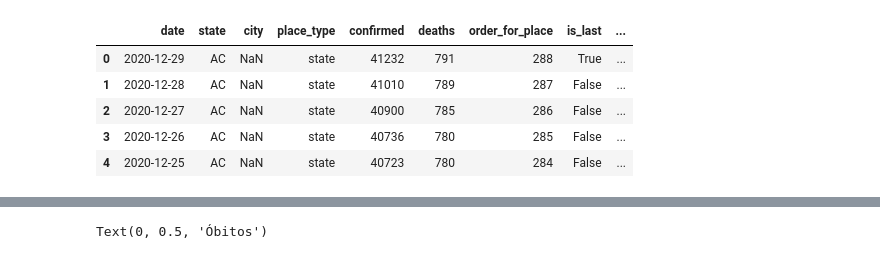
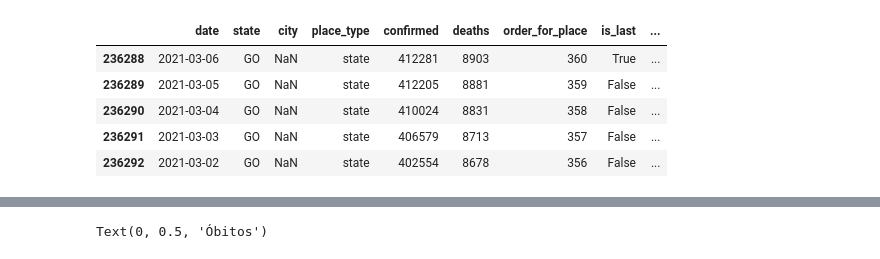
Before and after one commit to mauroslima/estudos_data_science, a Jupyter notebook: analise_exploratoria/analise_exploratoria_covid.ipynb, the cells around one changed output, grey strips where cells are left out. Drawn from its saved outputs; the diff is of its cells as text; code cells hidden in the pictures.

```diff
--- a/analise_exploratoria/analise_exploratoria_covid.ipynb
+++ b/analise_exploratoria/analise_exploratoria_covid.ipynb
@@ -7,11 +10,0 @@ from datetime import date
-# %%
-#fonte dos dados: https://brasil.io/dataset/covid19/files/ acessado em 30/12/2020
-data = pd.read_csv('/content/drive/MyDrive/covid/caso.csv')
-data.head()
-# %% [output]
-|  | date | state | city | place_type | confirmed | deaths | order_for_place | is_last | ... |
-| 0 | 2020-12-29 | AC | NaN | state | 41232 | 791 | 288 | True | ... |
-| 1 | 2020-12-28 | AC | NaN | state | 41010 | 789 | 287 | False | ... |
-| 2 | 2020-12-27 | AC | NaN | state | 40900 | 785 | 286 | False | ... |
-| 3 | 2020-12-26 | AC | NaN | state | 40736 | 780 | 285 | False | ... |
-| 4 | 2020-12-25 | AC | NaN | state | 40723 | 780 | 284 | False | ... |
@@ -22,3 +11,25 @@ data_go = data_go[data_go['place_type'] == 'state']
+# %%
+#função para baixar arquivo atualizado
+def baixar_arquivo(url, arquivo):
+    response = requests.get(url, stream=True)
+    if response.status_code == 200:
+        with open(arquivo, 'wb') as f:
+            f.write(response.raw.read())
+# %%
+#baixando arquivo atualizado
+baixar_arquivo('https://data.brasil.io/dataset/covid19/caso.csv.gz', 'caso.csv.gz' )
+with gzip.open('caso.csv.gz') as f:
+  df = pd.read_csv(f)
+# filtrando casos por estado
+df_go = df[(df['state'] == 'GO') & (df['place_type'] == 'state')]
+df_go.head()
+# %% [output]
+|  | date | state | city | place_type | confirmed | deaths | order_for_place | is_last | ... |
+| 236288 | 2021-03-06 | GO | NaN | state | 412281 | 8903 | 360 | True | ... |
+| 236289 | 2021-03-05 | GO | NaN | state | 412205 | 8881 | 359 | False | ... |
+| 236290 | 2021-03-04 | GO | NaN | state | 410024 | 8831 | 358 | False | ... |
+| 236291 | 2021-03-03 | GO | NaN | state | 406579 | 8713 | 357 | False | ... |
+| 236292 | 2021-03-02 | GO | NaN | state | 402554 | 8678 | 356 | False | ... |
 # %%
 #conversão do campo data
 data_go['date'] = pd.to_datetime(data_go['date'])
```
Also changed, not shown: parts of 3 cells of this notebook.
